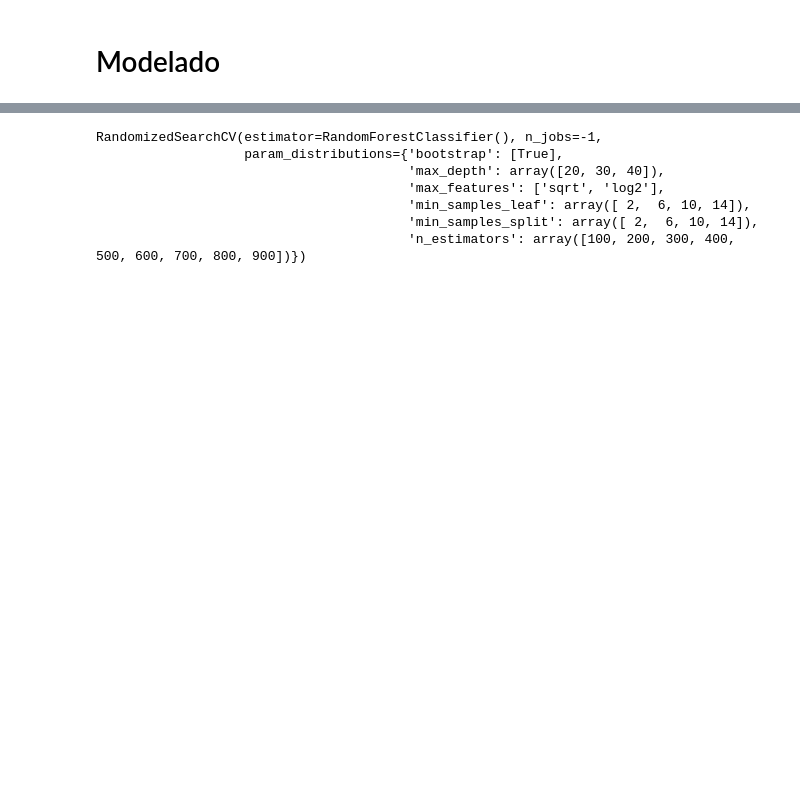
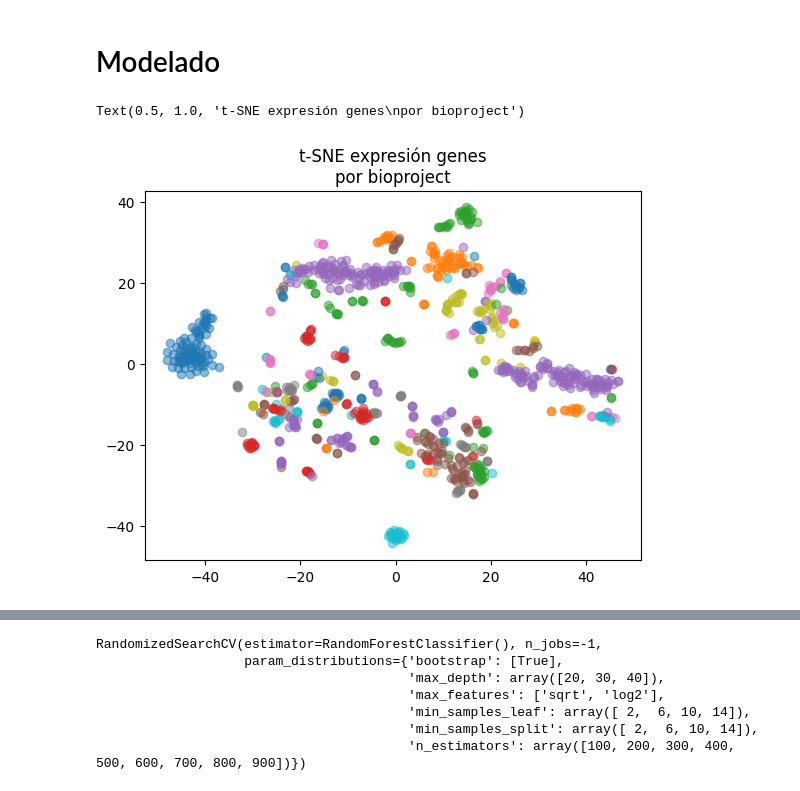
Before and after one commit to freire-guido/soy-biomarkers, a Jupyter notebook: modelado/venancio.ipynb, the cells around one changed output, grey strips where cells are left out. Cells and saved outputs as stored; diff of their text form; code cells hidden in the pictures; blank space fills up the shorter version.

```diff
--- a/modelado/venancio.ipynb
+++ b/modelado/venancio.ipynb
@@ -68,0 +71,10 @@ import matplotlib.pyplot as plt
+# %%
+sra = pd.read_csv('../metadata/sra.csv', index_col=0)
+joined = joined.join(sra['bioproject'])
+# %%
+for condicion in joined['bioproject'].unique():
+    plt.scatter(X_tsne[joined['bioproject'] == condicion, 0], X_tsne[joined['bioproject'] == condicion, 1], alpha=0.5, label=condicion)
+plt.title('t-SNE expresión genes\npor bioproject')
+# %% [output]
+Text(0.5, 1.0, 't-SNE expresión genes\npor bioproject')
+[figure, added]
```
Also changed, not shown: parts of 15 cells of this notebook, 3 other files.
